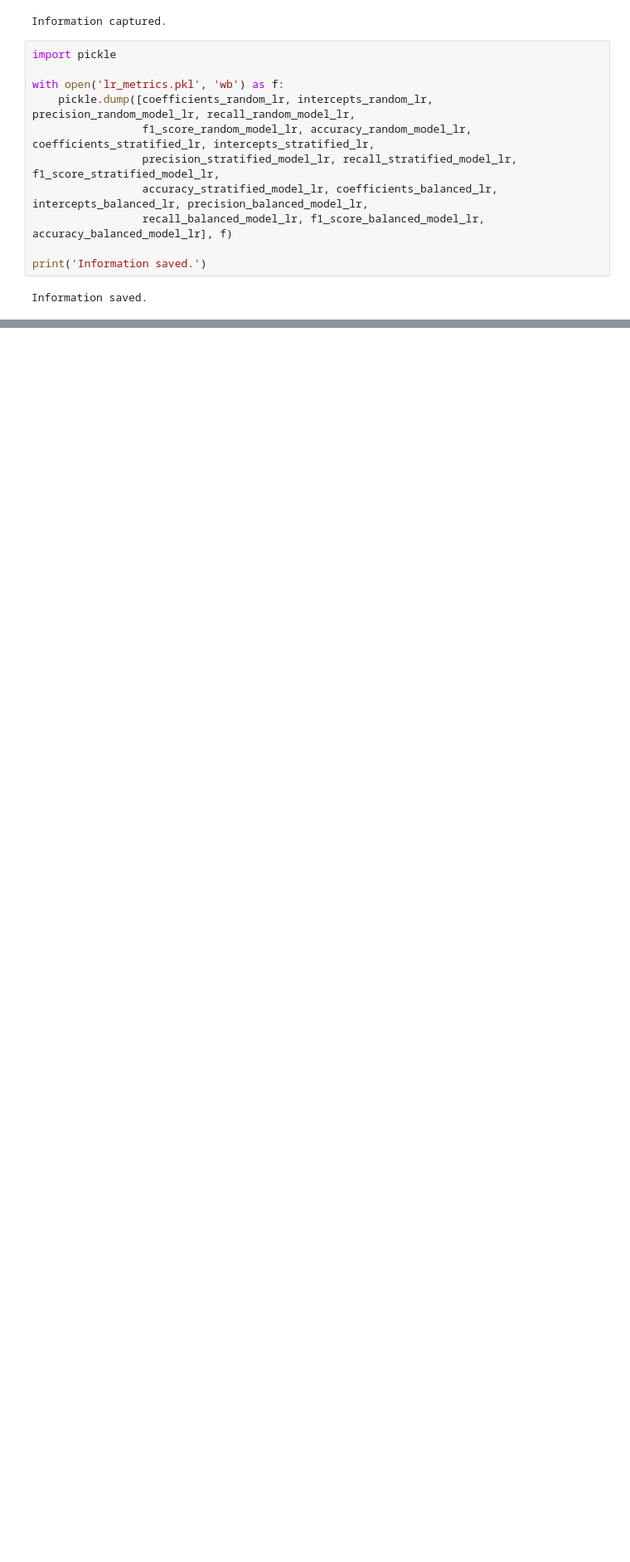
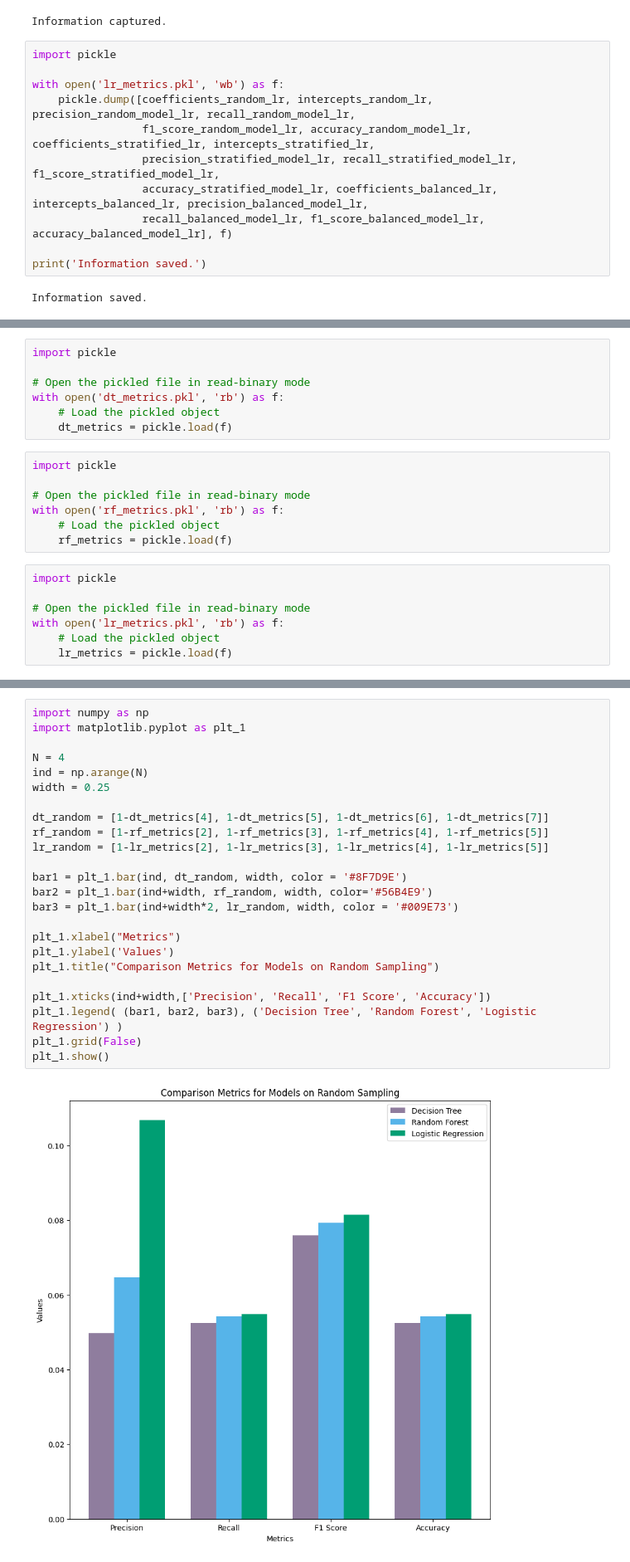
Before and after one commit to bhanup6663/Bigdata, a Jupyter notebook: model/Model_Implementation.ipynb, the cells around one changed output, grey strips where cells are left out. Shown at 83% size. Drawn from its saved outputs; the diff is of its cells as text; blank space fills up the shorter version.

Commit message:
Added feature comparison and plots

```diff
--- a/model/Model_Implementation.ipynb
+++ b/model/Model_Implementation.ipynb
@@ -749,0 +744,21 @@ Information saved.
+# %%
+import pickle
+
+# Open the pickled file in read-binary mode
+with open('dt_metrics.pkl', 'rb') as f:
+    # Load the pickled object
+    dt_metrics = pickle.load(f)
+# %%
+import pickle
+
+# Open the pickled file in read-binary mode
+with open('rf_metrics.pkl', 'rb') as f:
+    # Load the pickled object
+    rf_metrics = pickle.load(f)
+# %%
+import pickle
+
+# Open the pickled file in read-binary mode
+with open('lr_metrics.pkl', 'rb') as f:
+    # Load the pickled object
+    lr_metrics = pickle.load(f)
@@ -749,0 +811,26 @@ Information saved.
+# %%
+import numpy as np
+import matplotlib.pyplot as plt_1
+
+N = 4
+ind = np.arange(N)
+width = 0.25
+
+dt_random = [1-dt_metrics[4], 1-dt_metrics[5], 1-dt_metrics[6], 1-dt_metrics[7]]
+rf_random = [1-rf_metrics[2], 1-rf_metrics[3], 1-rf_metrics[4], 1-rf_metrics[5]]
+lr_random = [1-lr_metrics[2], 1-lr_metrics[3], 1-lr_metrics[4], 1-lr_metrics[5]]
+
+bar1 = plt_1.bar(ind, dt_random, width, color = '#8F7D9E')
+bar2 = plt_1.bar(ind+width, rf_random, width, color='#56B4E9')
+bar3 = plt_1.bar(ind+width*2, lr_random, width, color = '#009E73')
+
+plt_1.xlabel("Metrics")
+plt_1.ylabel('Values')
+plt_1.title("Comparison Metrics for Models on Random Sampling")
+
+plt_1.xticks(ind+width,['Precision', 'Recall', 'F1 Score', 'Accuracy'])
+plt_1.legend( (bar1, bar2, bar3), ('Decision Tree', 'Random Forest', 'Logistic Regression') )
+plt_1.grid(False)
+plt_1.show()
+# %% [output]
+[figure, added]
```
Also changed, not shown: parts of 5 cells of this notebook.
